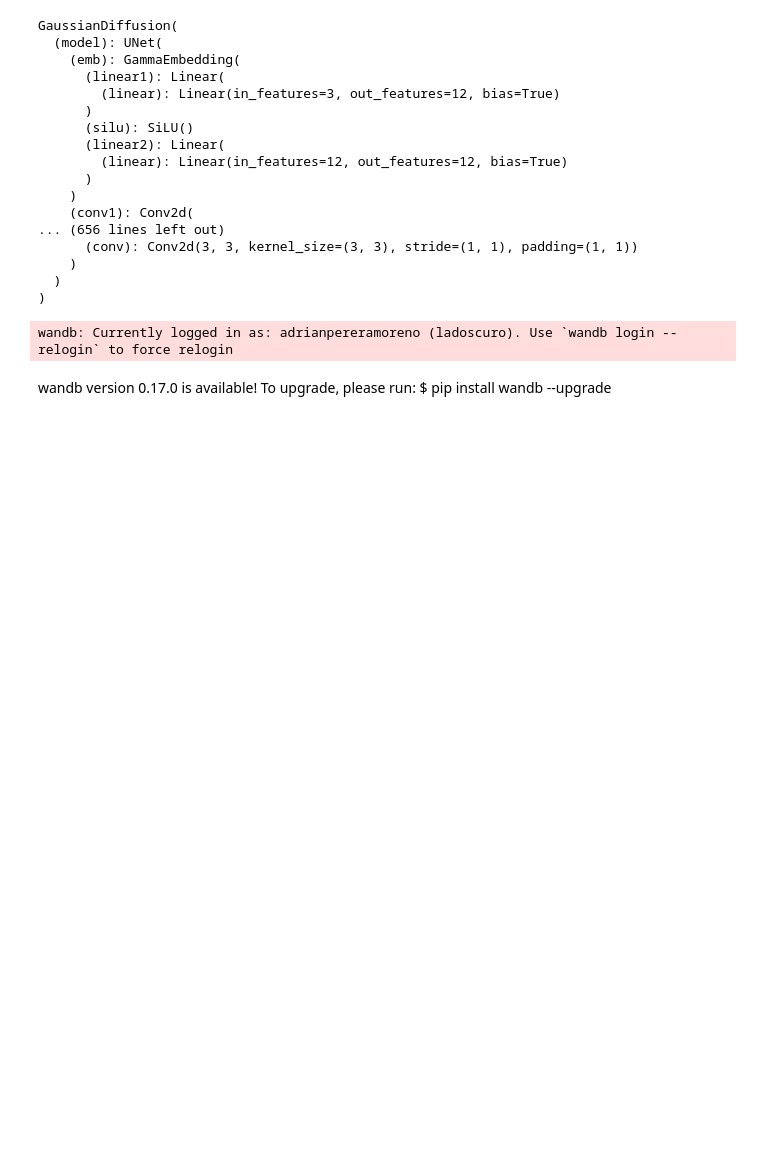
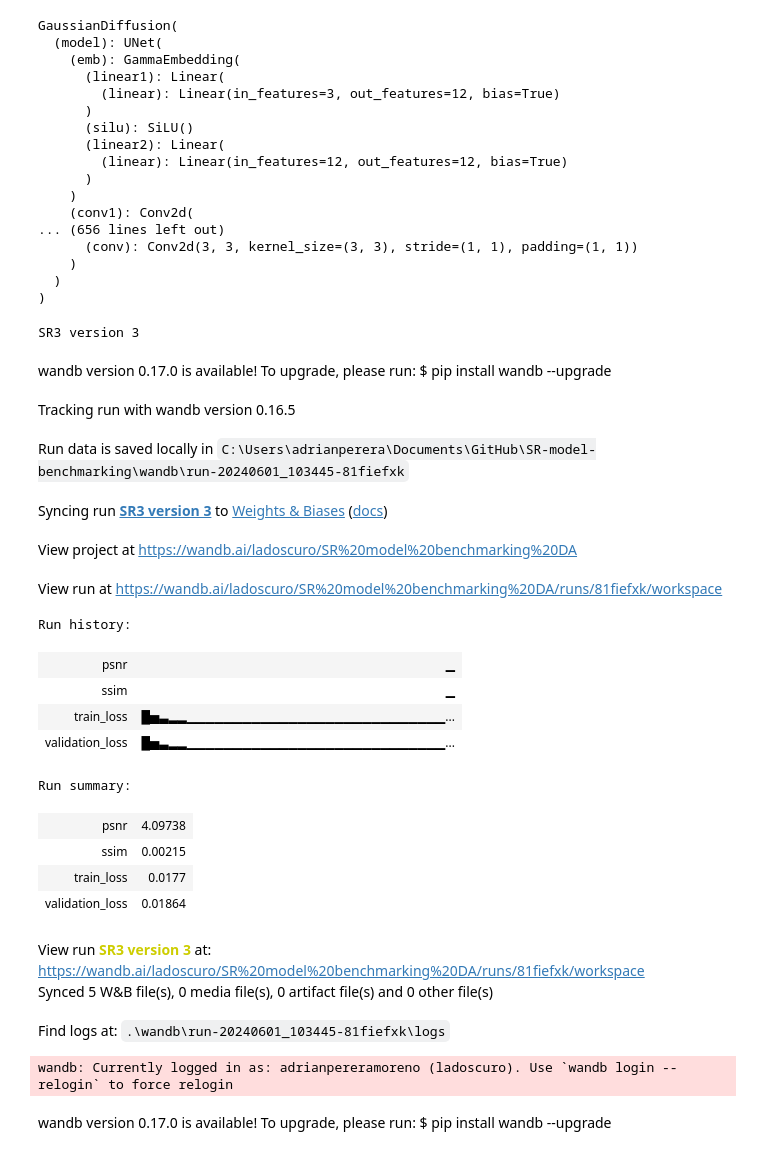
Before and after one commit to Descalabreitor/Satelite-Superresolution-diffusion, a Jupyter notebook: SR3 experiments.ipynb, the cells around one changed output. Drawn from its saved outputs; the diff is of its cells as text; code cells hidden in the pictures; blank space fills up the shorter version.

```diff
--- a/SR3 experiments.ipynb
+++ b/SR3 experiments.ipynb
@@ -56,20 +58,92 @@ GaussianDiffusion(
   )
 )
 # %%
+
+model_name =  f"SR3 version 3"
+lr_size = 64
+hr_size = 256
+batch_size = 64
+dataset_dir = 'C:\\Users\\adrianperera\\Desktop\\dataset_tfg'
+
+transforms = Compose(
+    [RandomApply(transforms= [GaussianBlur(7)], p = 0.5),
+    RandomEqualize()]
+)
+
+dataset = AerialDataset(dataset_dir, lr_size, hr_size, data_augmentation = None, aux_sat_prob= 0.6, sat_dataset_path= "C:\\Users\\adrianperera\\Desktop\\dataset_tfg\\satelite_dataset\\64_256")
+train_dataset, val_dataset, test_dataset = random_split(dataset, [0.6, 0.2, 0.2], generator=torch.Generator().manual_seed(420))
+
+train_dataloader = DataLoader(train_dataset, batch_size=batch_size, shuffle=True)
+val_dataloader = DataLoader(val_dataset, batch_size=batch_size, shuffle=True)
+test_dataloader = DataLoader(test_dataset, batch_size=batch_size, shuffle=True)
+
+device = torch.device('cuda' if torch.cuda.is_available() else 'cpu')
+
+model_builder = SR3Builder()
+model_builder = model_builder.set_sr3plus()
+model_builder = model_builder.set_steps(4000)
+model_builder = model_builder.set_sample_steps(200)
+model = model_builder.build()
+model.to(device)
+
 hyperparams = {
-    "lr":0.0002,
+    "lr":0.002,
     "epochs":100,
     "eta_min":1e-7,
     "decay_steps": 100000,
     "gamma" : 0.5,
     "model" : "SR3",
     "batch_size" : batch_size,
     "ddp": False,
     "grad_acum": 0
 }
 hyperparams.update(model_builder.get_hyperparameters())
 optimizer = torch.optim.Adam(model.parameters(), lr=hyperparams["lr"])
 scheduler = torch.optim.lr_scheduler.StepLR(optimizer, step_size=hyperparams["decay_steps"], gamma=hyperparams["gamma"])
+project_name = "SR model benchmarking DA"
+print(model_name)
+wandb.login()
+wandb.init(project=project_name, config=hyperparams, name=model_name)
+torch.backends.cudnn.benchmark = True
+
+trainer = SR3Trainer(metrics_used=("ssim", "psnr"), model_name=model_name)
+trainer.set_model(model)
+trainer.set_optimizer(optimizer)
+trainer.set_scheduler(scheduler)
+for step in range(hyperparams["epochs"]):
+    with torch.no_grad():
+        val_loss = trainer.validate(val_dataloader)
+    train_loss = trainer.train(train_dataloader, step)
+    torch.cuda.empty_cache()
+    if step % 10 == 0 and step > 0:
+        trainer.save_model("saved models\\SR3+")
+    torch.cuda.empty_cache()
+    wandb.log({"train_loss": train_loss, "validation_loss": val_loss})
+
+test_metrics = trainer.test(test_dataloader)
+wandb.log(test_metrics)
+wandb.finish()
+# %% [output]
+SR3 version 3
+wandb version 0.17.0 is available! To upgrade, please run: $ pip install wandb --upgrade
+Tracking run with wandb version 0.16.5
+Run data is saved locally in C:\Users\adrianperera\Documents\GitHub\SR-model-benchmarking\wandb\run-20240601_103445-81fiefxk
+Syncing run SR3 version 3 to Weights & Biases (docs)
+View project at https://wandb.ai/ladoscuro/SR%20model%20benchmarking%20DA
+View run at https://wandb.ai/ladoscuro/SR%20model%20benchmarking%20DA/runs/81fiefxk/workspace
+Run history:
+| psnr | ▁ |
+| ssim | ▁ |
+| train_loss | █▅▃▂▂▁▁▁▁▁▁▁▁▁▁▁▁▁▁▁▁▁▁▁▁▁▁▁▁▁▁▁▁... |
+| validation_loss | █▅▃▂▂▁▁▁▁▁▁▁▁▁▁▁▁▁▁▁▁▁▁▁▁▁▁▁▁▁▁▁▁... |
+Run summary:
+| psnr | 4.09738 |
+| ssim | 0.00215 |
+| train_loss | 0.0177 |
+| validation_loss | 0.01864 |
+View run SR3 version 3 at: https://wandb.ai/ladoscuro/SR%20model%20benchmarking%20DA/runs/81fiefxk/workspace
+Synced 5 W&B file(s), 0 media file(s), 0 artifact file(s) and 0 other file(s)
+Find logs at: .\wandb\run-20240601_103445-81fiefxk\logs
 # %%
 project_name = "SR model benchmarking"
 run_name = "SR3 standart 128 bach"
```
Also changed, not shown: parts of 1 cell of this notebook, 42 other files.
